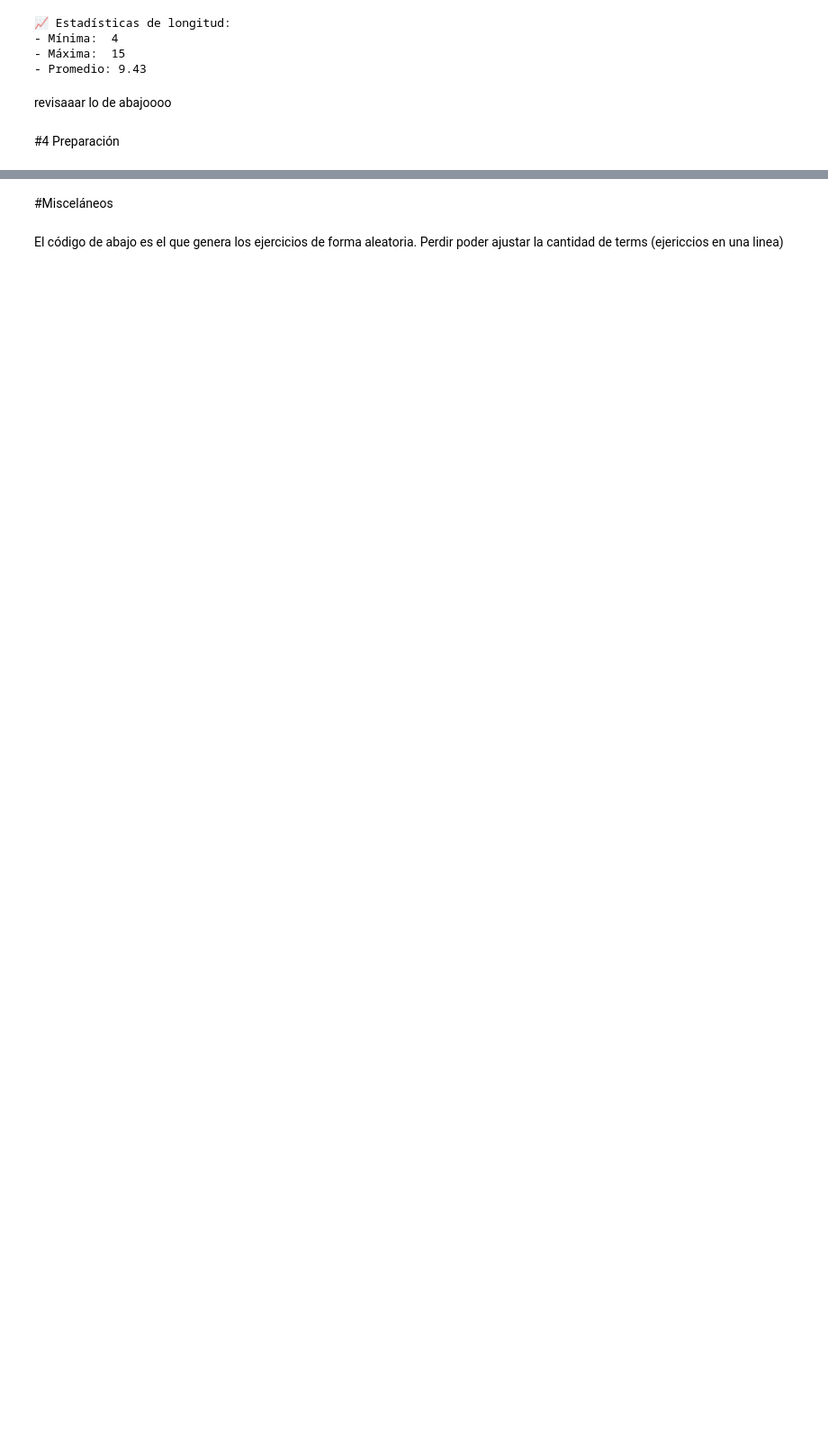
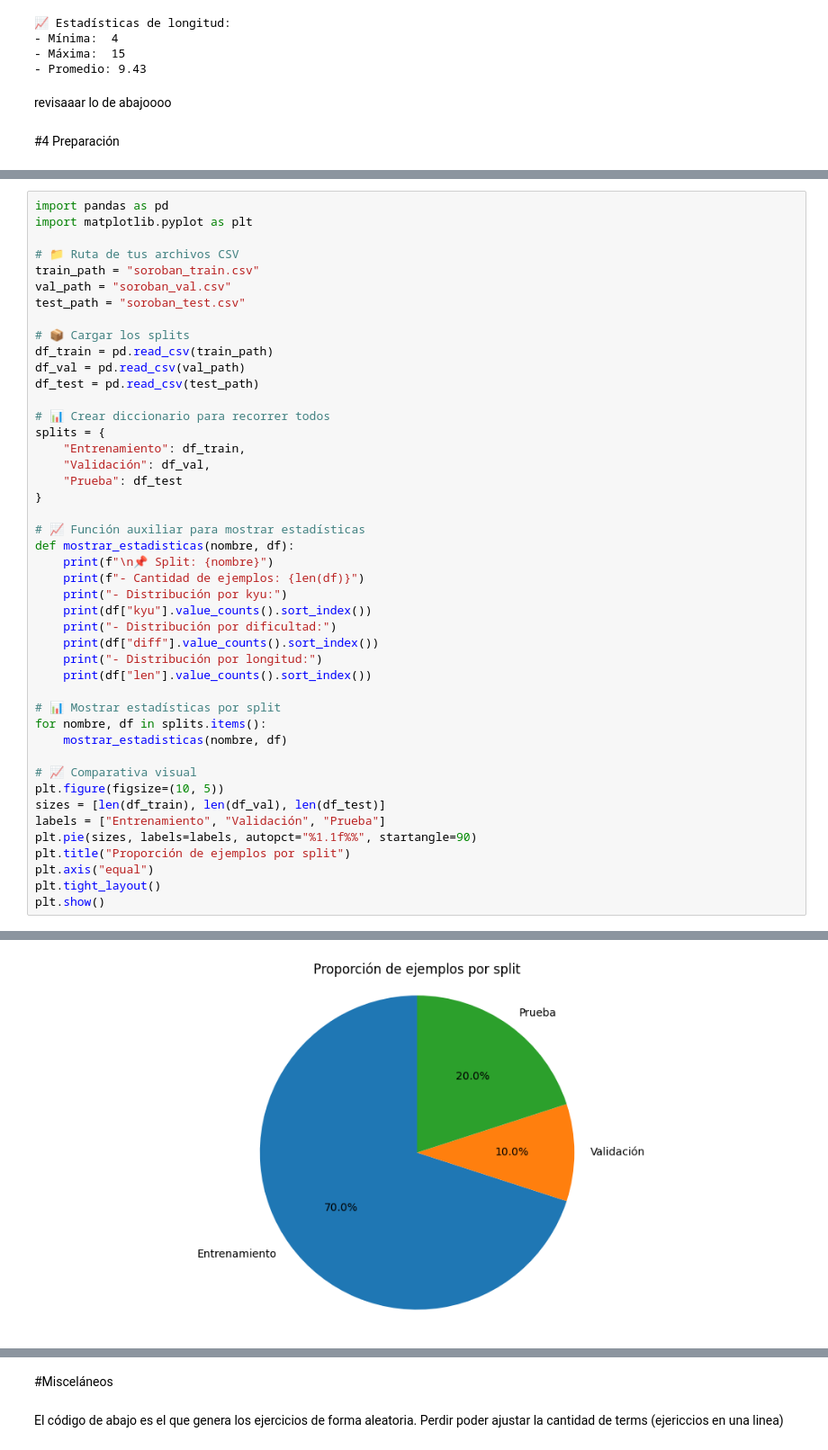
Before and after one commit to bringol/AbacuyML_Autogenerador, a Jupyter notebook: Abacuy_Generador.ipynb, the cells around one changed output, grey strips where cells are left out. Shown: that part at 90% size. Saved outputs shown, nothing was run; the diff lists cells and outputs as text; blank space fills up the shorter version.

```diff
--- a/Abacuy_Generador.ipynb
+++ b/Abacuy_Generador.ipynb
@@ -690,0 +424,46 @@ Detected at node sequential_1_1/embedding_1_1/GatherV2 defined at (most recent c
+# %%
+import pandas as pd
+import matplotlib.pyplot as plt
+
+# 📁 Ruta de tus archivos CSV
+train_path = "soroban_train.csv"
+val_path = "soroban_val.csv"
+test_path = "soroban_test.csv"
+
+# 📦 Cargar los splits
+df_train = pd.read_csv(train_path)
+df_val = pd.read_csv(val_path)
+df_test = pd.read_csv(test_path)
+
+# 📊 Crear diccionario para recorrer todos
+splits = {
+    "Entrenamiento": df_train,
+    "Validación": df_val,
+    "Prueba": df_test
+}
+
+# 📈 Función auxiliar para mostrar estadísticas
+def mostrar_estadisticas(nombre, df):
+    print(f"\n📌 Split: {nombre}")
+    print(f"- Cantidad de ejemplos: {len(df)}")
+    print("- Distribución por kyu:")
+    print(df["kyu"].value_counts().sort_index())
+    print("- Distribución por dificultad:")
+    print(df["diff"].value_counts().sort_index())
+    print("- Distribución por longitud:")
+    print(df["len"].value_counts().sort_index())
+
+# 📊 Mostrar estadísticas por split
+for nombre, df in splits.items():
+    mostrar_estadisticas(nombre, df)
+
+# 📈 Comparativa visual
+plt.figure(figsize=(10, 5))
+sizes = [len(df_train), len(df_val), len(df_test)]
+labels = ["Entrenamiento", "Validación", "Prueba"]
+plt.pie(sizes, labels=labels, autopct="%1.1f%%", startangle=90)
+plt.title("Proporción de ejemplos por split")
+plt.axis("equal")
+plt.tight_layout()
+plt.show()
+# %% [output]
@@ -690,0 +487 @@ Detected at node sequential_1_1/embedding_1_1/GatherV2 defined at (most recent c
+[figure, added]
```
Also changed, not shown: parts of 29 cells of this notebook.
